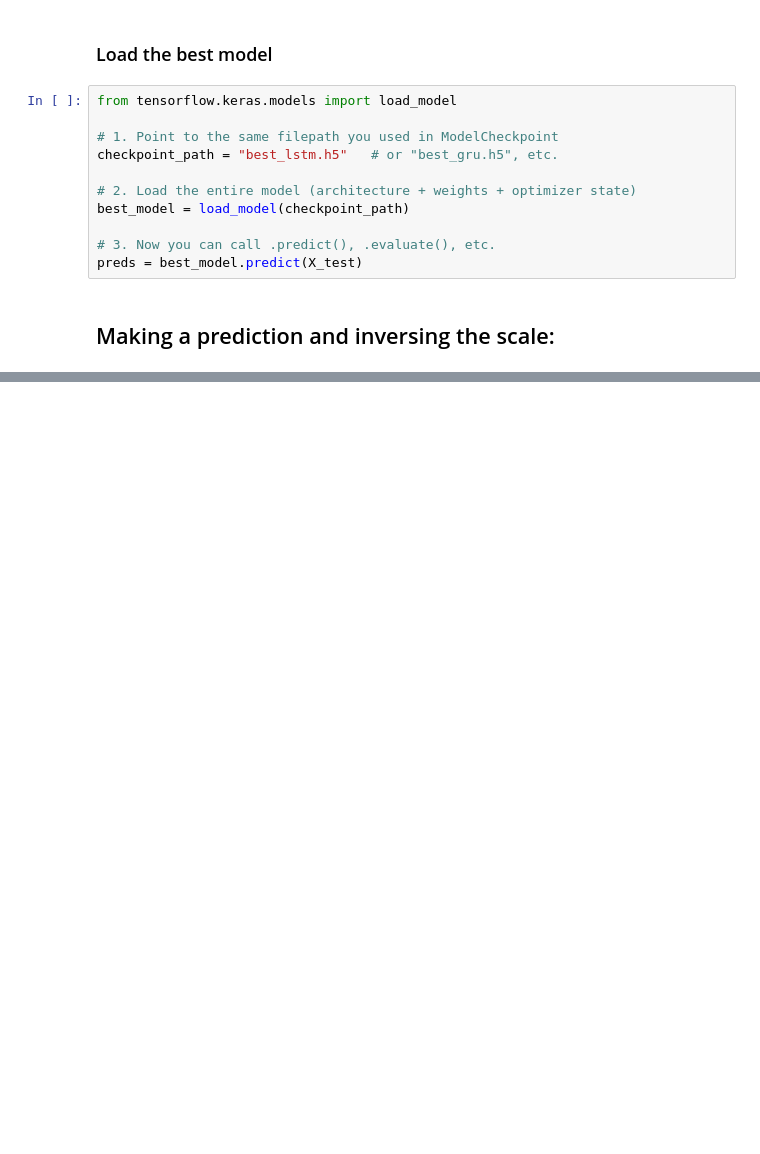
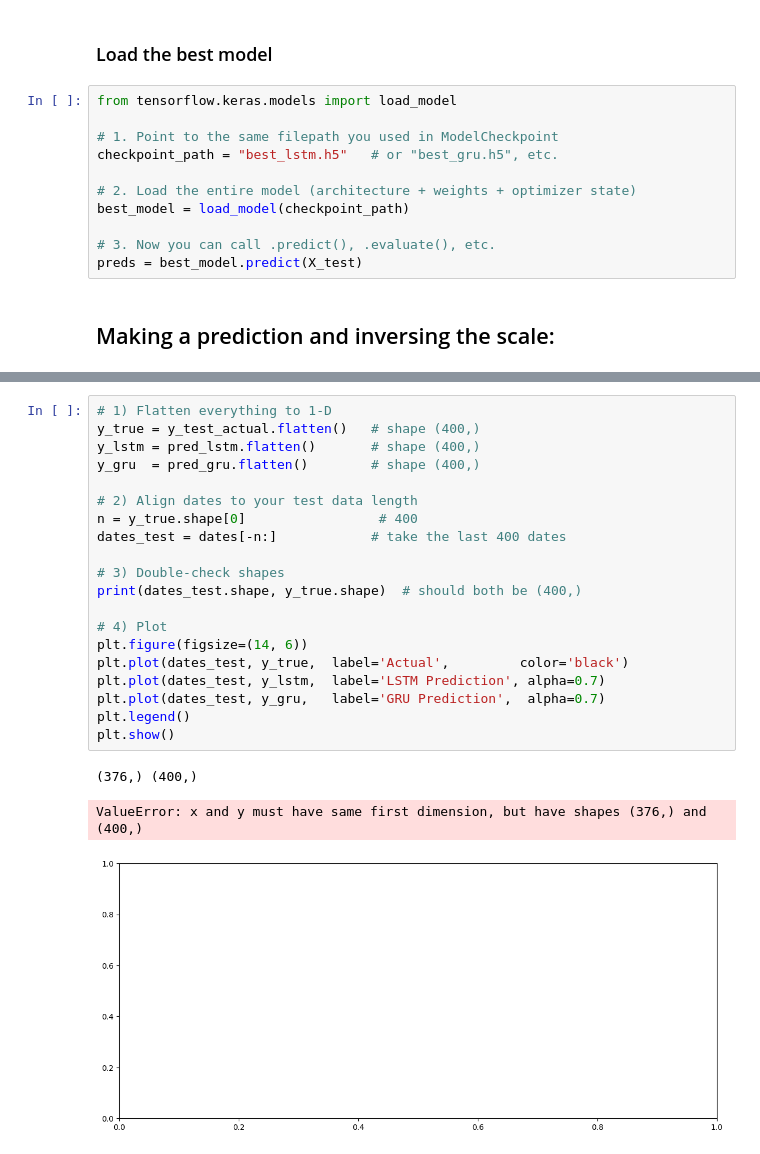
Before and after one commit to omerkobi/project-stock_Return, a Jupyter notebook: Deep_learning_2.ipynb, the cells around one changed output, grey strips where cells are left out. Saved outputs shown, nothing was run; the diff lists cells and outputs as text; blank space fills up the shorter version.

```diff
--- a/Deep_learning_2.ipynb
+++ b/Deep_learning_2.ipynb
@@ -571,0 +616,24 @@ GRU  - MSE: 5392.4582, R²: 0.9819
+# %%
+# 1) Flatten everything to 1-D
+y_true = y_test_actual.flatten()   # shape (400,)
+y_lstm = pred_lstm.flatten()       # shape (400,)
+y_gru  = pred_gru.flatten()        # shape (400,)
+
+# 2) Align dates to your test data length
+n = y_true.shape[0]                 # 400
+dates_test = dates[-n:]            # take the last 400 dates
+
+# 3) Double-check shapes
+print(dates_test.shape, y_true.shape)  # should both be (400,)
+
+# 4) Plot
+plt.figure(figsize=(14, 6))
+plt.plot(dates_test, y_true,  label='Actual',         color='black')
+plt.plot(dates_test, y_lstm,  label='LSTM Prediction', alpha=0.7)
+plt.plot(dates_test, y_gru,   label='GRU Prediction',  alpha=0.7)
+plt.legend()
+plt.show()
+# %% [output]
+(376,) (400,)
+ValueError: x and y must have same first dimension, but have shapes (376,) and (400,)
+[figure, added]
```
Also changed, not shown: parts of 10 cells of this notebook, 2 other files.
